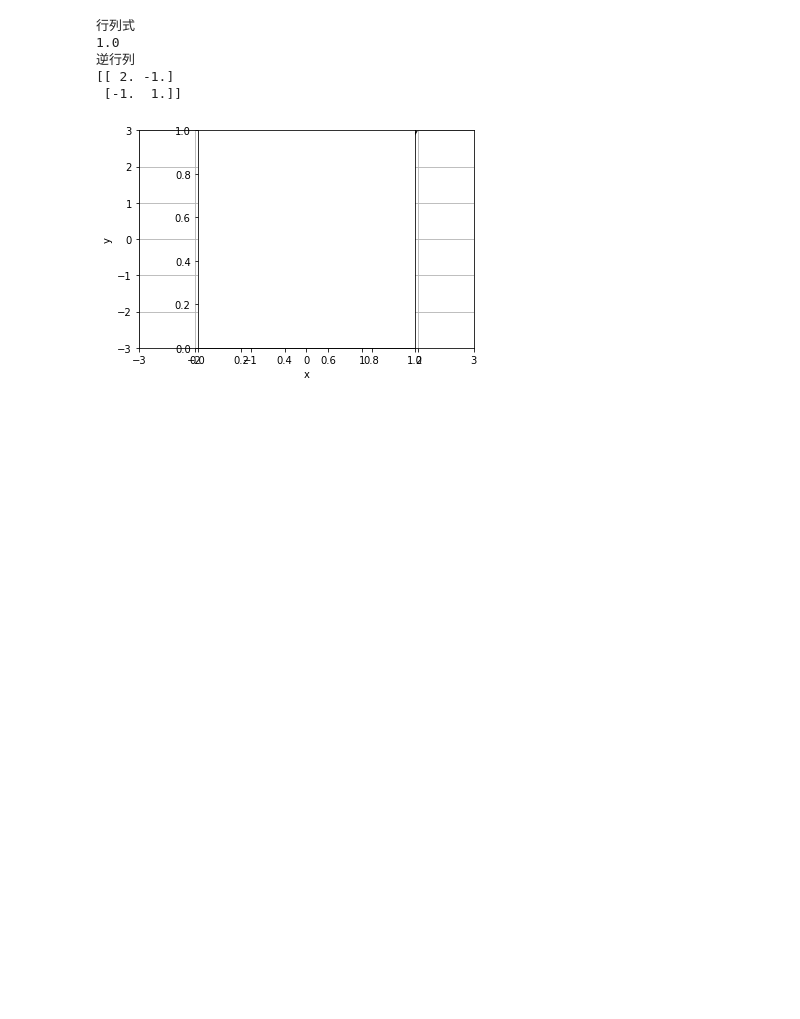
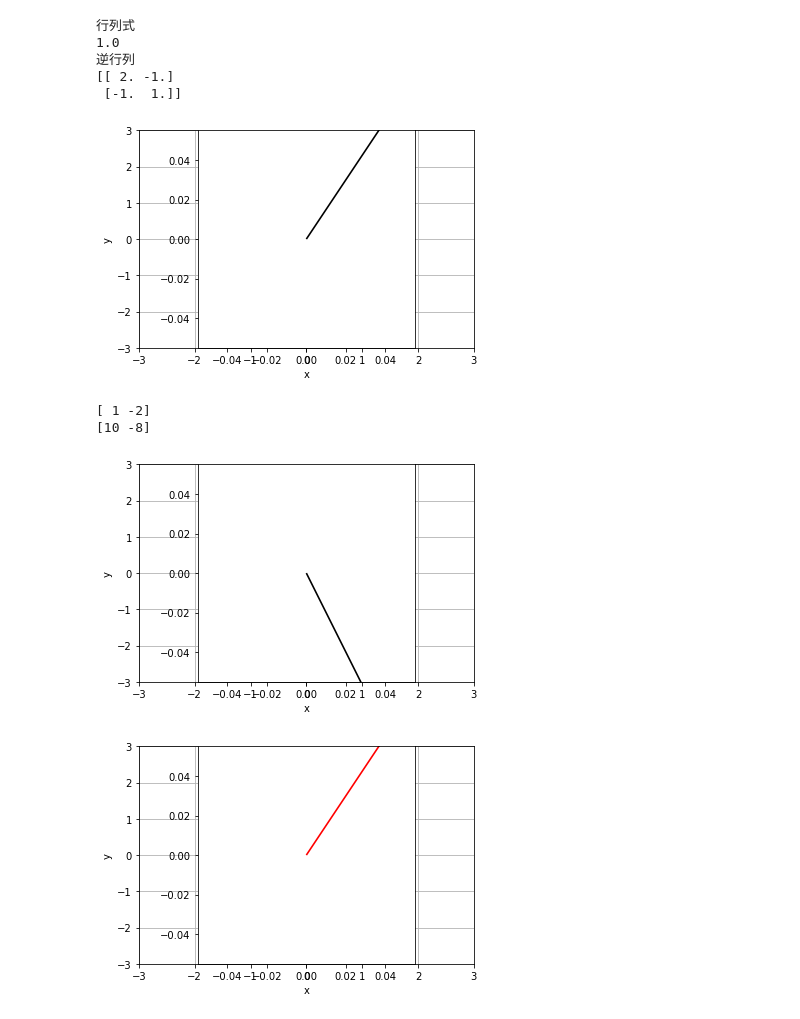
Before and after one commit to tsyu12345/python-ml-text, a Jupyter notebook: Unit4.ipynb, the cells around one changed output. Cells and saved outputs as stored; diff of their text form; code cells hidden in the pictures; blank space fills up the shorter version.

```diff
--- a/Unit4.ipynb
+++ b/Unit4.ipynb
@@ -171,13 +171,59 @@ goal = np.array([2,3])
 plt.xlabel("x")
 plt.ylabel("y")
 
-plt.quiver(start[0], start[1], goal[0], goal[1], angles='xy', scale_units='xy', scale=1, color='black')
-
 plt.xlim([-3, 3])
 plt.ylim([-3, 3])
 plt.grid()
 plt.axes().set_aspect('equal')
 
+plt.quiver(start[0], start[1], goal[0], goal[1], angles='xy', scale_units='xy', scale=1, color='black')
+
 plt.show()
 # %% [output]
-[figure, old version]
+[figure, new version]
+# %%
+def plot_vector(start_np_array:np.ndarray, end_np_array:np.ndarray, color:str) -> None:
+    plt.quiver(
+        start_np_array[0],
+        start_np_array[1],
+        end_np_array[0],
+        end_np_array[1],
+        angles='xy',
+        scale_units='xy',
+        scale=1,
+        color=color
+    )
+
+def show_vector() -> None:
+
+    plt.xlim([-3, 3])
+    plt.ylim([-3, 3])
+
+    plt.xlabel("x")
+    plt.ylabel("y")
+    plt.grid()
+    plt.axes().set_aspect('equal')
+
+    plt.show()
+# %%
+a = np.array([2,3])
+A = np.array([
+    [2, -1],
+    [2, -2]
+])
+
+b = np.dot(A, a)
+b_s = np.dot(a, A)
+
+print(b)
+print(b_s)
+
+start = np.array([0,0])
+
+plot_vector(start, b, 'black')
+plot_vector(start, a, 'red')
+# %% [output]
+[ 1 -2]
+[10 -8]
+[figure, added]
+[figure, added]
```
Also changed, not shown: parts of 7 cells of this notebook.
